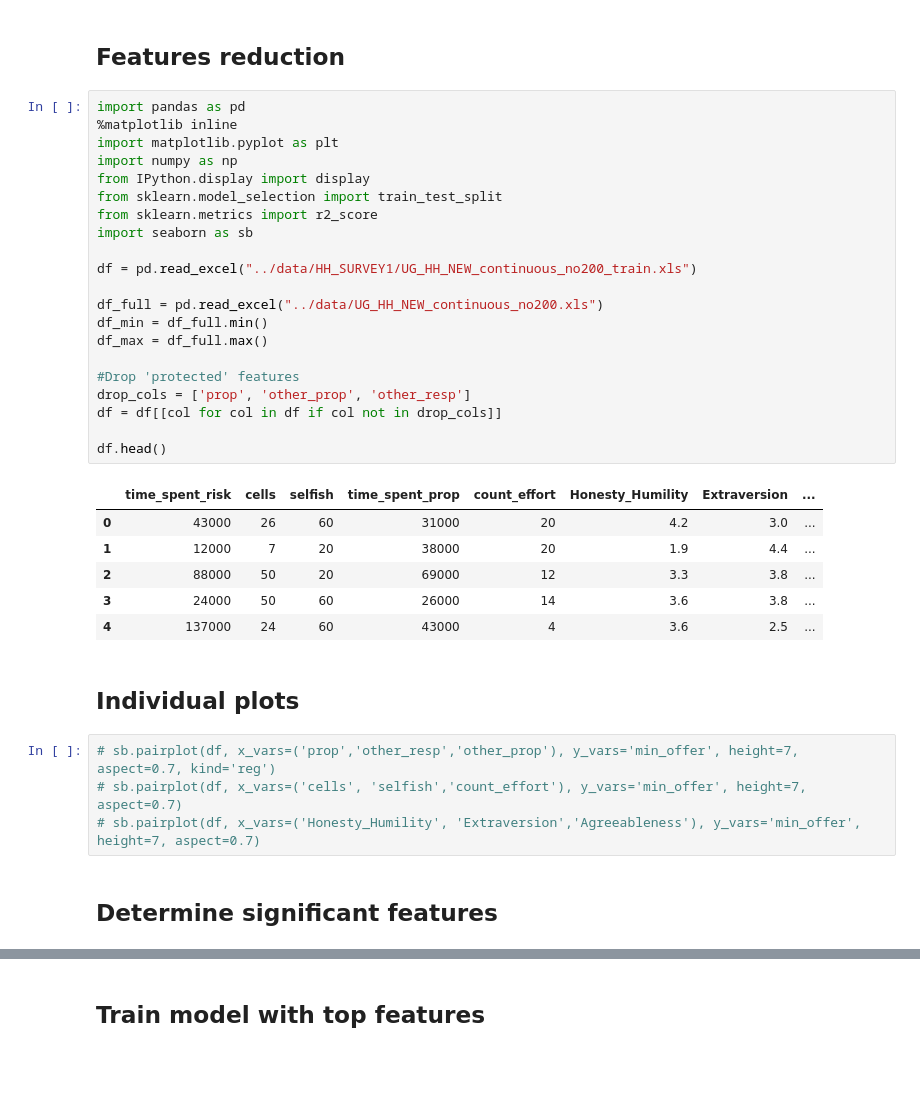
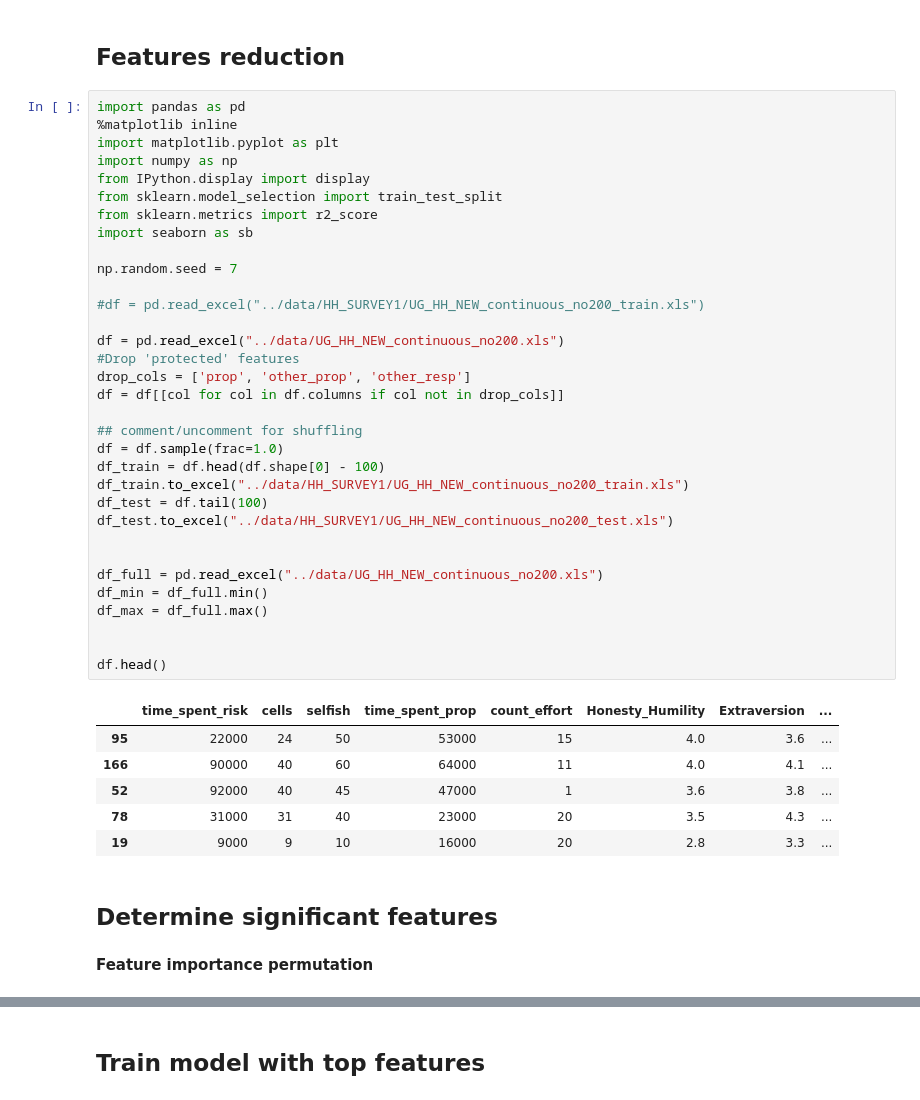
Before and after one commit to afranck64/ultimatum, a Jupyter notebook: notebooks/Ablation.ipynb, the cells around one changed output, grey strips where cells are left out. Saved outputs shown, nothing was run; the diff lists cells and outputs as text; blank space fills up the shorter version.

```diff
--- a/notebooks/Ablation.ipynb
+++ b/notebooks/Ablation.ipynb
@@ -3,36 +3,44 @@
 # %%
 import pandas as pd
 %matplotlib inline
 import matplotlib.pyplot as plt
 import numpy as np
 from IPython.display import display
 from sklearn.model_selection import train_test_split
 from sklearn.metrics import r2_score
 import seaborn as sb
 
-df = pd.read_excel("../data/HH_SURVEY1/UG_HH_NEW_continuous_no200_train.xls")
+np.random.seed = 7
+
+#df = pd.read_excel("../data/HH_SURVEY1/UG_HH_NEW_continuous_no200_train.xls")
+
+df = pd.read_excel("../data/UG_HH_NEW_continuous_no200.xls")
+#Drop 'protected' features
+drop_cols = ['prop', 'other_prop', 'other_resp']
+df = df[[col for col in df.columns if col not in drop_cols]]
+
+## comment/uncomment for shuffling
+df = df.sample(frac=1.0)
+df_train = df.head(df.shape[0] - 100)
+df_train.to_excel("../data/HH_SURVEY1/UG_HH_NEW_continuous_no200_train.xls")
+df_test = df.tail(100)
+df_test.to_excel("../data/HH_SURVEY1/UG_HH_NEW_continuous_no200_test.xls")
+
 
 df_full = pd.read_excel("../data/UG_HH_NEW_continuous_no200.xls")
 df_min = df_full.min()
 df_max = df_full.max()
 
-#Drop 'protected' features
-drop_cols = ['prop', 'other_prop', 'other_resp']
-df = df[[col for col in df if col not in drop_cols]]
 
 df.head()
 # %% [output]
 |  | time_spent_risk | cells | selfish | time_spent_prop | count_effort | Honesty_Humility | Extraversion | ... |
-| 0 | 43000 | 26 | 60 | 31000 | 20 | 4.2 | 3.0 | ... |
-| 1 | 12000 | 7 | 20 | 38000 | 20 | 1.9 | 4.4 | ... |
-| 2 | 88000 | 50 | 20 | 69000 | 12 | 3.3 | 3.8 | ... |
-| 3 | 24000 | 50 | 60 | 26000 | 14 | 3.6 | 3.8 | ... |
-| 4 | 137000 | 24 | 60 | 43000 | 4 | 3.6 | 2.5 | ... |
+| 95 | 22000 | 24 | 50 | 53000 | 15 | 4.0 | 3.6 | ... |
+| 166 | 90000 | 40 | 60 | 64000 | 11 | 4.0 | 4.1 | ... |
+| 52 | 92000 | 40 | 45 | 47000 | 1 | 3.6 | 3.8 | ... |
+| 78 | 31000 | 31 | 40 | 23000 | 20 | 3.5 | 4.3 | ... |
+| 19 | 9000 | 9 | 10 | 16000 | 20 | 2.8 | 3.3 | ... |
-# %% [markdown]
-## Individual plots
-# %%
-# sb.pairplot(df, x_vars=('prop','other_resp','other_prop'), y_vars='min_offer', height=7, aspect=0.7, kind='reg')
-# sb.pairplot(df, x_vars=('cells', 'selfish','count_effort'), y_vars='min_offer', height=7, aspect=0.7)
-# sb.pairplot(df, x_vars=('Honesty_Humility', 'Extraversion','Agreeableness'), y_vars='min_offer', height=7, aspect=0.7)
 # %% [markdown]
 ## Determine significant features
+# %% [markdown]
+**Feature importance permutation**
```
Also changed, not shown: parts of 14 cells of this notebook, 9 other files.
